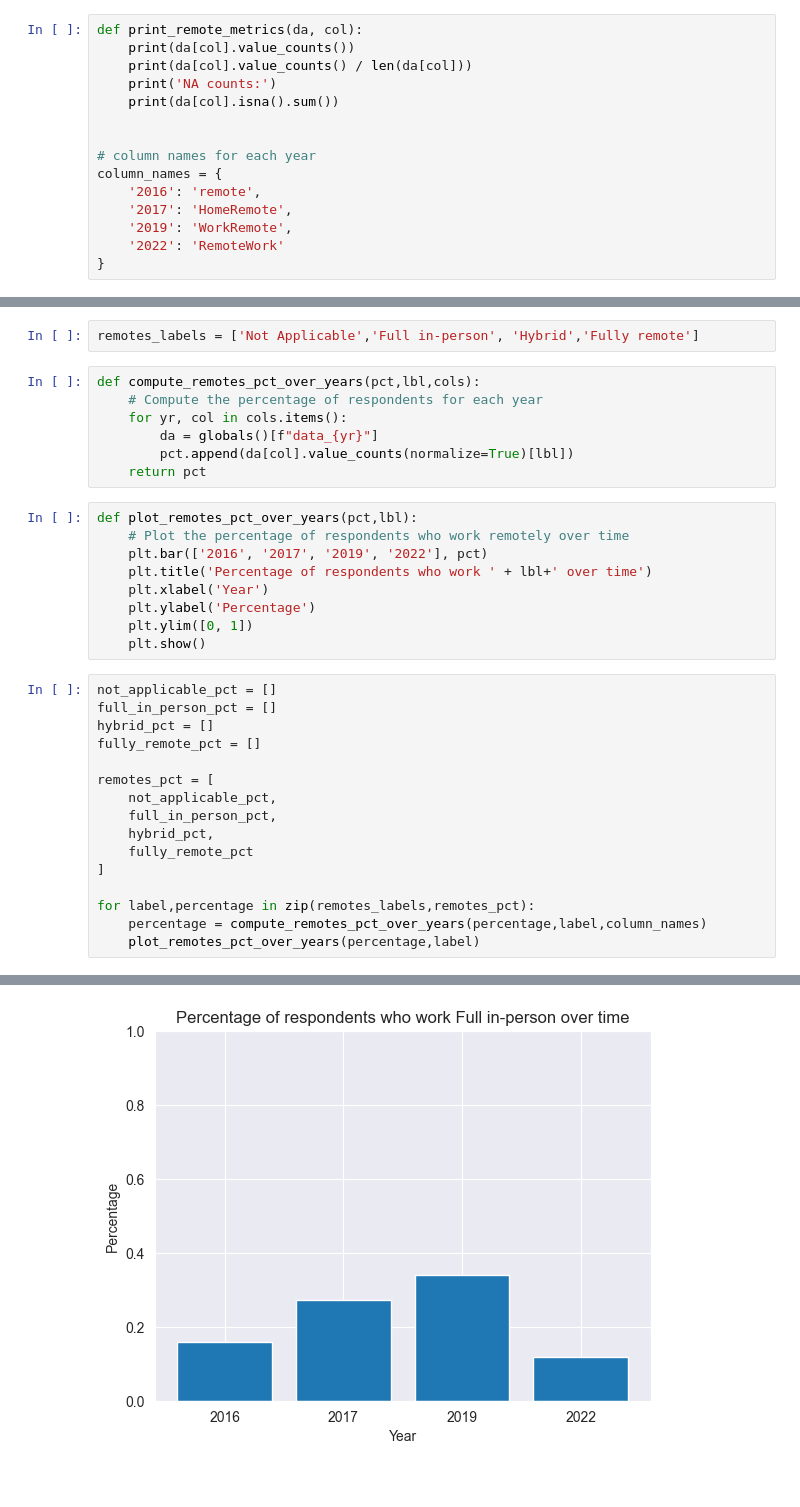
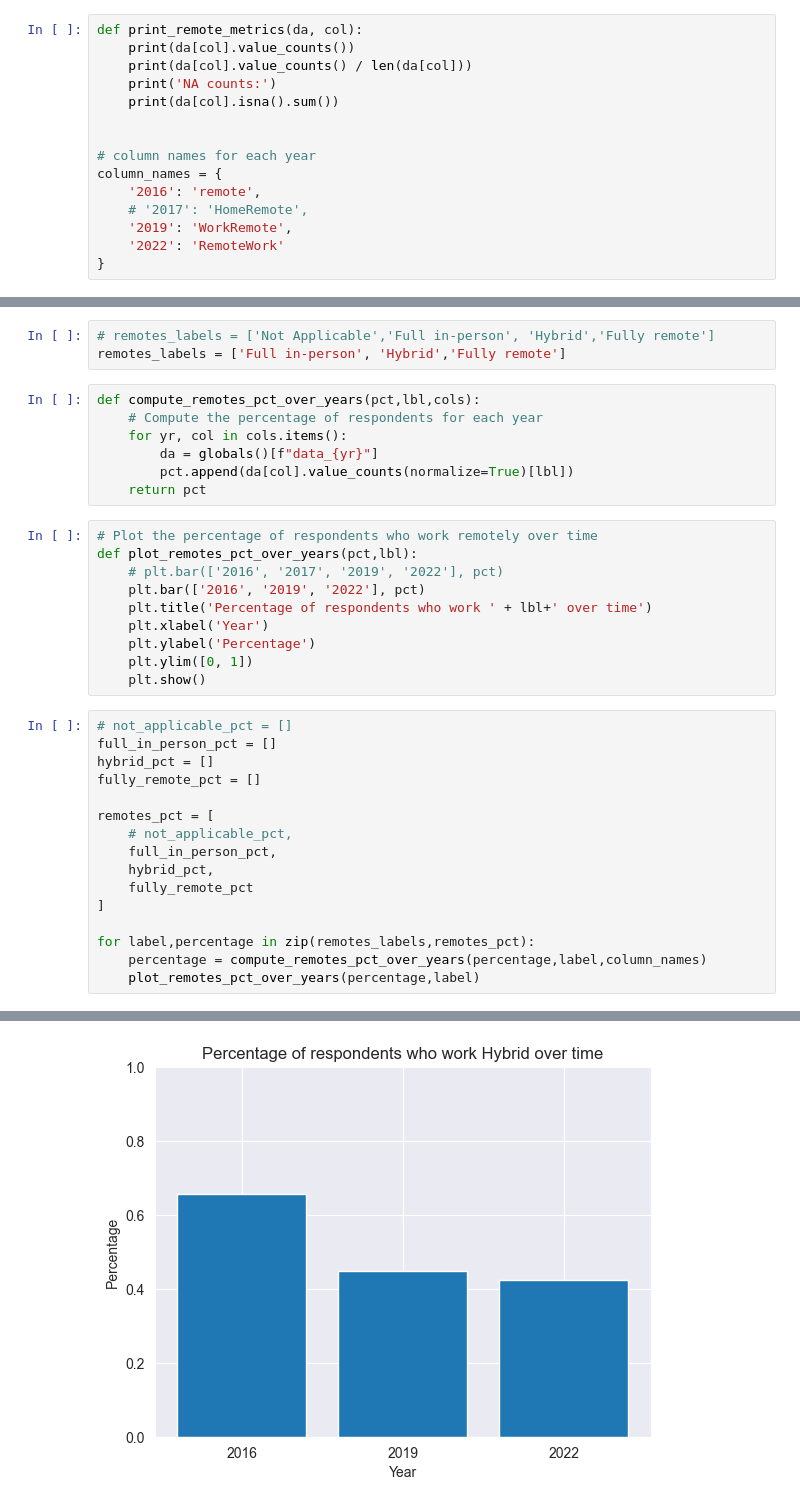
Before and after one commit to Abra-web/data_madness_2023, a Jupyter notebook: src/remote.ipynb, the cells around one changed output, grey strips where cells are left out. Saved outputs shown, nothing was run; the diff lists cells and outputs as text.

```diff
--- a/src/remote.ipynb
+++ b/src/remote.ipynb
@@ -135,7 +83,7 @@ def print_remote_metrics(da, col):
 # column names for each year
 column_names = {
     '2016': 'remote',
-    '2017': 'HomeRemote',
+    # '2017': 'HomeRemote',
     '2019': 'WorkRemote',
     '2022': 'RemoteWork'
 }
@@ -250,6 +207,7 @@ NA counts:
 ------------------
 # %%
-remotes_labels = ['Not Applicable','Full in-person', 'Hybrid','Fully remote']
+# remotes_labels = ['Not Applicable','Full in-person', 'Hybrid','Fully remote']
+remotes_labels = ['Full in-person', 'Hybrid','Fully remote']
 # %%
 def compute_remotes_pct_over_years(pct,lbl,cols):
     # Compute the percentage of respondents for each year
@@ -258,22 +216,23 @@ def compute_remotes_pct_over_years(pct,lbl,cols):
         pct.append(da[col].value_counts(normalize=True)[lbl])
     return pct
 # %%
+# Plot the percentage of respondents who work remotely over time
 def plot_remotes_pct_over_years(pct,lbl):
-    # Plot the percentage of respondents who work remotely over time
-    plt.bar(['2016', '2017', '2019', '2022'], pct)
+    # plt.bar(['2016', '2017', '2019', '2022'], pct)
+    plt.bar(['2016', '2019', '2022'], pct)
     plt.title('Percentage of respondents who work ' + lbl+' over time')
     plt.xlabel('Year')
     plt.ylabel('Percentage')
     plt.ylim([0, 1])
     plt.show()
 # %%
-not_applicable_pct = []
+# not_applicable_pct = []
 full_in_person_pct = []
 hybrid_pct = []
 fully_remote_pct = []
 
 remotes_pct = [
-    not_applicable_pct,
+    # not_applicable_pct,
     full_in_person_pct,
     hybrid_pct,
     fully_remote_pct
@@ -287 +246 @@ for label,percentage in zip(remotes_labels,remotes_pct):
-[figure, old version]
+[figure, new version]
```
Also changed, not shown: parts of 9 cells of this notebook.
